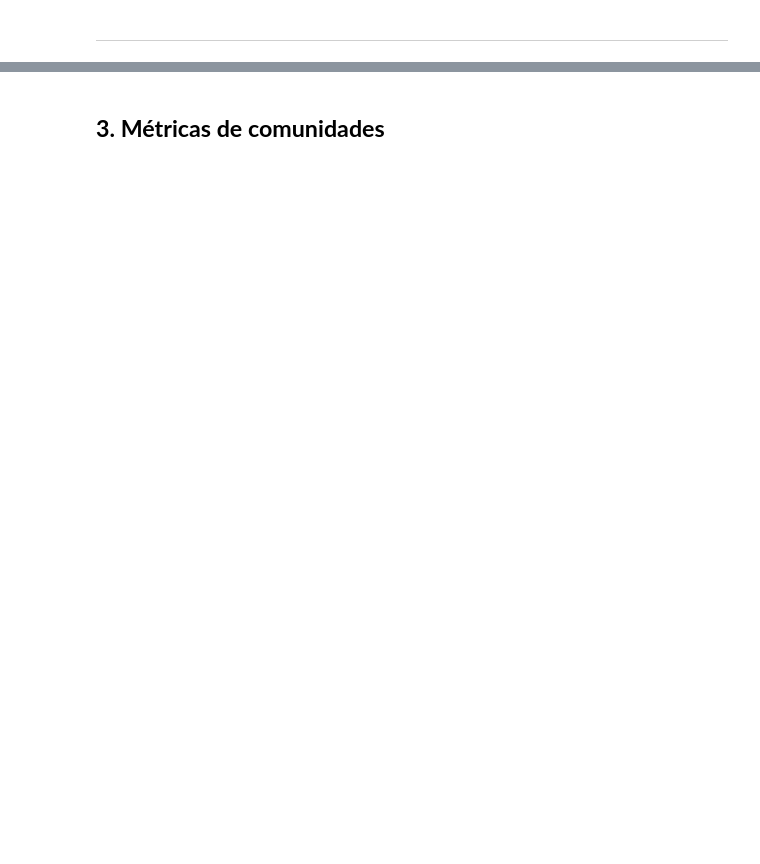
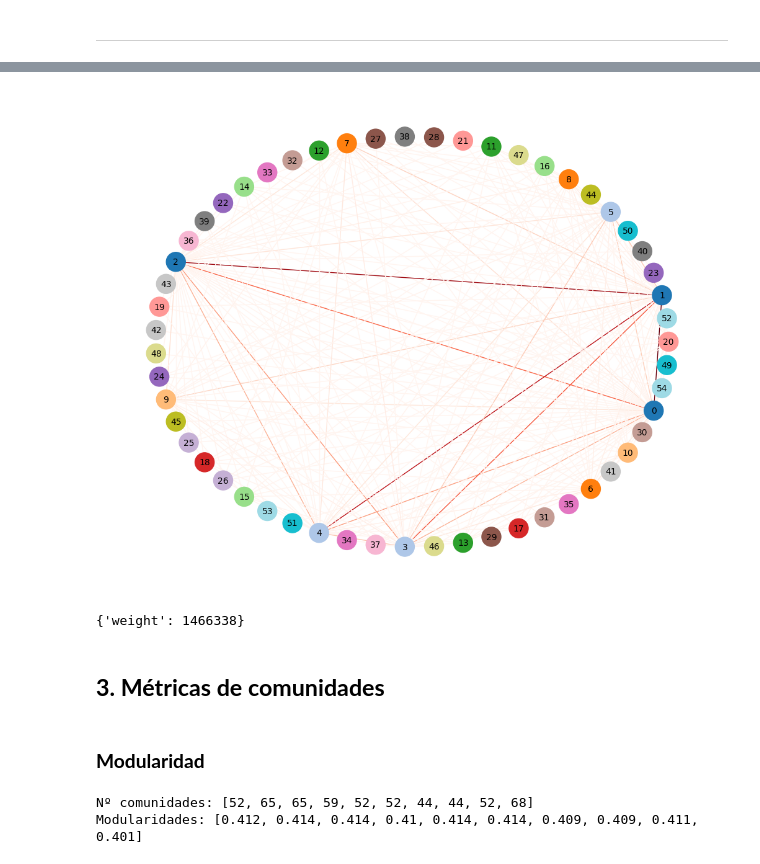
Before and after one commit to pintamonas4575/SNA-project-MAADM-UPM, a Jupyter notebook: SNA-práctica-2024-25.ipynb, the cells around one changed output, grey strips where cells are left out. Drawn from its saved outputs; the diff is of its cells as text; code cells hidden in the pictures; blank space fills up the shorter version.

```diff
--- a/SNA-práctica-2024-25.ipynb
+++ b/SNA-práctica-2024-25.ipynb
@@ -174,2 +160,65 @@ AttributeError: 'NoneType' object has no attribute 'simplify'
+# %%
+compact_graph = nx.Graph()
+
+for community in communities:
+    compact_graph.add_node(community)
+
+for node in compact_graph.nodes():
+    compact_graph.nodes[node]['size'] = lista_num_nodos[node]
+
+for u, v in G.edges():
+    community_u = nodes_dict[u]
+    community_v = nodes_dict[v]
+    if community_u != community_v:  # Only add edges between different communities
+        if compact_graph.has_edge(community_u, community_v):
+            compact_graph[community_u][community_v]['weight'] += G.edges[u, v]['weight']
+        else:
+            compact_graph.add_edge(community_u, community_v, weight=G.edges[u, v]['weight'])
+
+nodes = list(compact_graph.nodes())
+random.shuffle(nodes)
+
+#normalize edge weights
+max_weight = max([compact_graph.edges[e]["weight"] for e in compact_graph.edges])
+min_weight = min([compact_graph.edges[e]["weight"] for e in compact_graph.edges])
+for e in compact_graph.edges:
+    compact_graph.edges[e]["weight"] = (compact_graph.edges[e]["weight"] - min_weight) / (max_weight - min_weight)
+
+# Create a circular layout with randomized nodes
+pos = {}
+theta = np.linspace(0, 2 * np.pi, len(nodes), endpoint=False)  # Equally spaced angles
+for node, angle in zip(nodes, theta):
+    pos[node] = (np.cos(angle), np.sin(angle))  # Position each node on the circle
+
+node_colors = plt.cm.get_cmap("tab20")(np.linspace(0, 1, len(nodes)))
+
+plt.figure(figsize=(10, 8))
+nx.draw(compact_graph, pos, with_labels=True, node_size=500, font_size=10,
+        node_color=node_colors,
+        edge_color=[compact_graph.edges[e]["weight"] for e in compact_graph.edges],
+        edge_cmap=plt.cm.get_cmap("Reds"))
+plt.show()
+# %% [output]
+[figure, added]
+# %%
+print(compact_graph.get_edge_data(0, 1)) # 0 and 1 are the community nodes
+# %% [output]
+{'weight': 1466338}
 # %% [markdown]
 ## **3. Métricas de comunidades**
+# %% [markdown]
+### **Modularidad**
+# %%
+G_igraph = ig.Graph.from_networkx(G)
+partitions = []
+modularities = []
+for i in range(10):
+    partition = leidenalg.find_partition(G_igraph, leidenalg.ModularityVertexPartition)
+    partitions.append(len(partition))
+    modularities.append(round(partition.modularity, ndigits=3))
+
+print(f"Nº comunidades: {partitions}")
+print(f"Modularidades: {modularities}")
+# %% [output]
+Nº comunidades: [52, 65, 65, 59, 52, 52, 44, 44, 52, 68]
+Modularidades: [0.412, 0.414, 0.414, 0.41, 0.414, 0.414, 0.409, 0.409, 0.411, 0.401]
```
Also changed, not shown: parts of 23 cells of this notebook, 3 other files.
